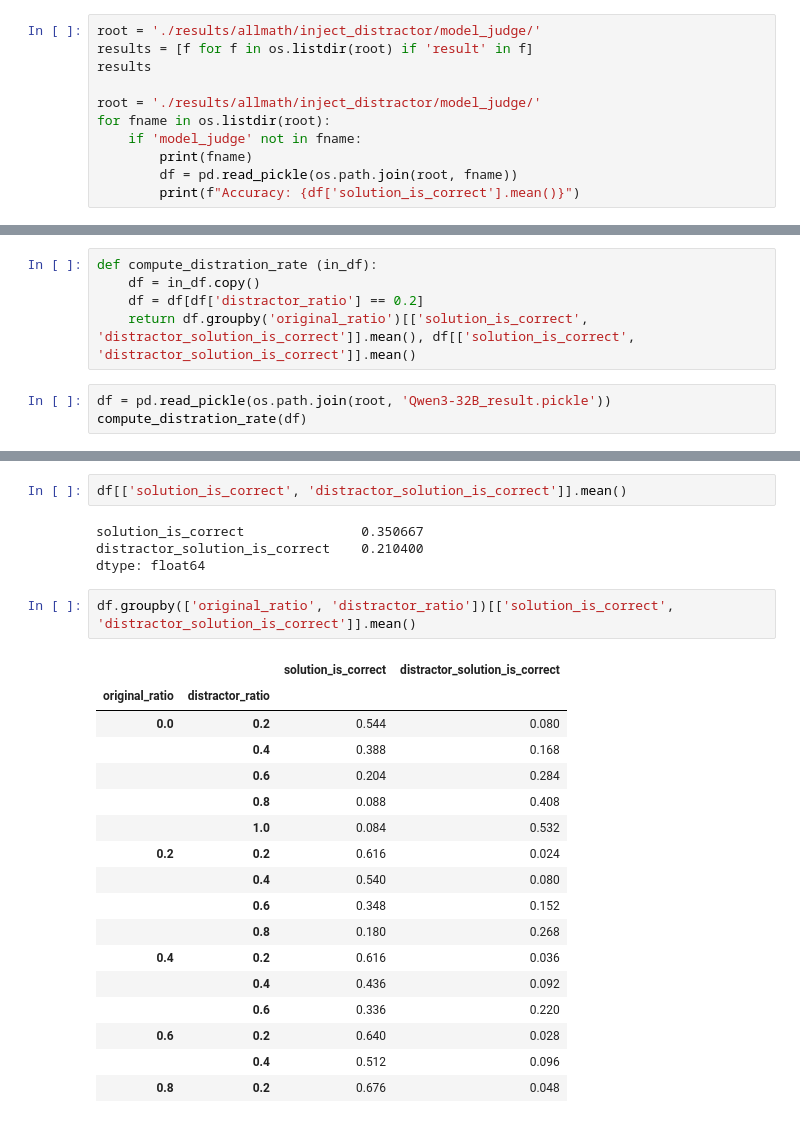
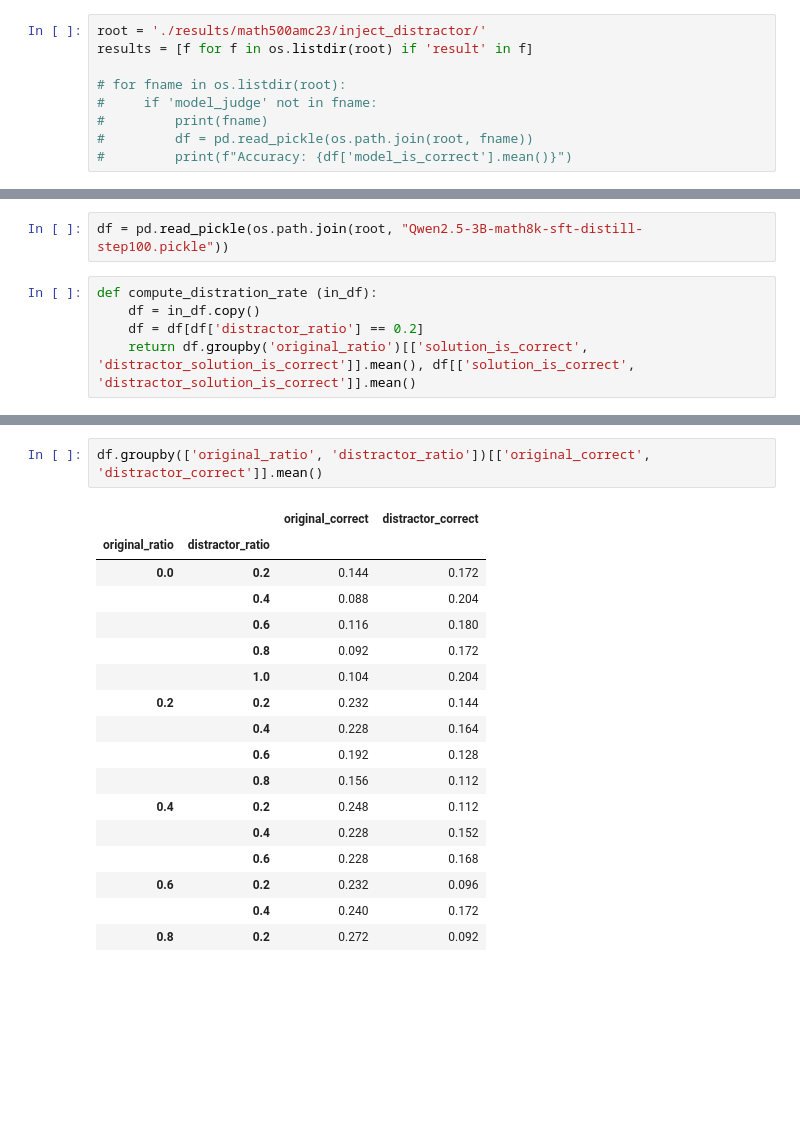
Before and after one commit to Aochong-Li/perturb-r, a Jupyter notebook: notebook/math/control study.ipynb, the cells around one changed output, grey strips where cells are left out. Drawn from its saved outputs; the diff is of its cells as text; blank space fills up the shorter version.

```diff
--- a/notebook/math/control study.ipynb
+++ b/notebook/math/control study.ipynb
@@ -452,13 +403,11 @@ df['model_is_correct'].mean()
 # %% [markdown]
 # Distractor Injection
 # %%
-root = './results/allmath/inject_distractor/model_judge/'
+root = './results/math500amc23/inject_distractor/'
 results = [f for f in os.listdir(root) if 'result' in f]
-results
 
-root = './results/allmath/inject_distractor/model_judge/'
-for fname in os.listdir(root):
-    if 'model_judge' not in fname:
-        print(fname)
-        df = pd.read_pickle(os.path.join(root, fname))
-        print(f"Accuracy: {df['solution_is_correct'].mean()}")
+# for fname in os.listdir(root):
+#     if 'model_judge' not in fname:
+#         print(fname)
+#         df = pd.read_pickle(os.path.join(root, fname))
+#         print(f"Accuracy: {df['model_is_correct'].mean()}")
@@ -483,8 +433,7 @@ Accuracy: 0.3328
+# %%
+df = pd.read_pickle(os.path.join(root, "Qwen2.5-3B-math8k-sft-distill-step100.pickle"))
 # %%
 def compute_distration_rate (in_df):
     df = in_df.copy()
     df = df[df['distractor_ratio'] == 0.2]
     return df.groupby('original_ratio')[['solution_is_correct', 'distractor_solution_is_correct']].mean(), df[['solution_is_correct', 'distractor_solution_is_correct']].mean()
-# %%
-df = pd.read_pickle(os.path.join(root, 'Qwen3-32B_result.pickle'))
-compute_distration_rate(df)
@@ -502,26 +440,20 @@ compute_distration_rate(df)
-# %%
-df[['solution_is_correct', 'distractor_solution_is_correct']].mean()
-# %% [output]
-solution_is_correct               0.350667
-distractor_solution_is_correct    0.210400
-dtype: float64
 # %%
-df.groupby(['original_ratio', 'distractor_ratio'])[['solution_is_correct', 'distractor_solution_is_correct']].mean()
+df.groupby(['original_ratio', 'distractor_ratio'])[['original_correct', 'distractor_correct']].mean()
 # %% [output]
-|  |  | solution_is_correct | distractor_solution_is_correct |
+|  |  | original_correct | distractor_correct |
 | original_ratio | distractor_ratio |  |  |
-| 0.0 | 0.2 | 0.544 | 0.080 |
-|  | 0.4 | 0.388 | 0.168 |
-|  | 0.6 | 0.204 | 0.284 |
-|  | 0.8 | 0.088 | 0.408 |
-|  | 1.0 | 0.084 | 0.532 |
-| 0.2 | 0.2 | 0.616 | 0.024 |
-|  | 0.4 | 0.540 | 0.080 |
-|  | 0.6 | 0.348 | 0.152 |
-|  | 0.8 | 0.180 | 0.268 |
-| 0.4 | 0.2 | 0.616 | 0.036 |
-|  | 0.4 | 0.436 | 0.092 |
-|  | 0.6 | 0.336 | 0.220 |
-| 0.6 | 0.2 | 0.640 | 0.028 |
-|  | 0.4 | 0.512 | 0.096 |
-| 0.8 | 0.2 | 0.676 | 0.048 |
+| 0.0 | 0.2 | 0.144 | 0.172 |
+|  | 0.4 | 0.088 | 0.204 |
+|  | 0.6 | 0.116 | 0.180 |
+|  | 0.8 | 0.092 | 0.172 |
+|  | 1.0 | 0.104 | 0.204 |
+| 0.2 | 0.2 | 0.232 | 0.144 |
+|  | 0.4 | 0.228 | 0.164 |
+|  | 0.6 | 0.192 | 0.128 |
+|  | 0.8 | 0.156 | 0.112 |
+| 0.4 | 0.2 | 0.248 | 0.112 |
+|  | 0.4 | 0.228 | 0.152 |
+|  | 0.6 | 0.228 | 0.168 |
+| 0.6 | 0.2 | 0.232 | 0.096 |
+|  | 0.4 | 0.240 | 0.172 |
+| 0.8 | 0.2 | 0.272 | 0.092 |
```
Also changed, not shown: parts of 44 cells of this notebook, 14 other files.
